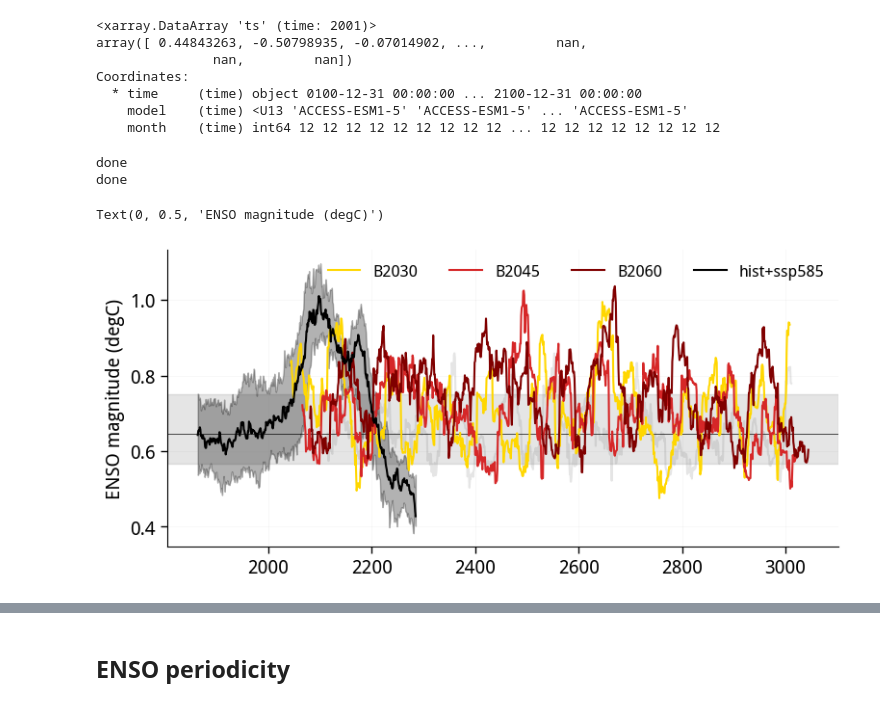
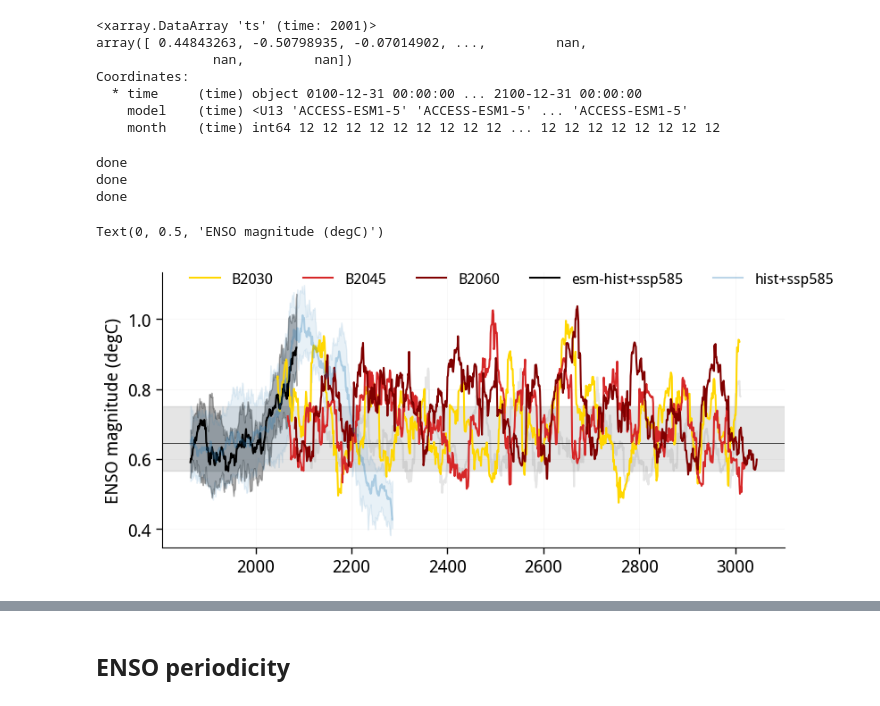
Before and after one commit to adisen99/net_zero_enso_pacific_changes, a Jupyter notebook: 03_access_nz_enso_characteristics.ipynb, the cells around one changed output, grey strips where cells are left out. Saved outputs shown, nothing was run; the diff lists cells and outputs as text; code cells hidden in the pictures.

Commit message:
cdrmip analysis; udpated figures and new files

```diff
--- a/03_access_nz_enso_characteristics.ipynb
+++ b/03_access_nz_enso_characteristics.ipynb
@@ -149,3 +151,5 @@ pr_trans = xr.open_dataset('/g/data/ob22/as8561/data/enso_trans_stable/sst_grad_
 # %%
-tauu_trans = xr.open_dataset('/g/data/ob22/as8561/data/enso_trans_stable/sst_grad_res/lens/ACCESS-ESM1-5_ssp5_tauu_original.nc', use_cftime=True).tauu
-tcda_trans = xr.open_dataset('/g/data/ob22/as8561/data/enso_trans_stable/sst_grad_res/lens/ACCESS-ESM1-5_ssp5_tcda_original.nc', use_cftime=True).tcda
+conc_ts_trans_orig = xr.open_dataset('/g/data/ob22/as8561/data/enso_trans_stable/sst_grad_res/lens_40_member/ACCESS-ESM1-5_ssp5_ts.nc', use_cftime=True).ts.load()
+conc_ts_trans = funcs.calc_anom(conc_ts_trans_orig, conc_ts_trans_orig.sel(time = slice('1960', '1990')).sel(model = 'ACCESS-ESM1-5_r10i1p1f1')).load()
+conc_pr_trans_orig = (xr.open_dataset('/g/data/ob22/as8561/data/enso_trans_stable/sst_grad_res/lens_40_member/ACCESS-ESM1-5_ssp5_pr.nc', use_cftime=True).pr.load())*86400*30
+conc_pr_trans = funcs.calc_anom(conc_pr_trans_orig, conc_pr_trans_orig.sel(time = slice('1960', '1990')).sel(model = 'ACCESS-ESM1-5_r10i1p1f')).load()
@@ -152,4 +177,6 @@ tcda_trans = xr.open_dataset('/g/data/ob22/as8561/data/enso_trans_stable/sst_gra
 # %%
-ts_stable = xr.open_dataset('/g/data/ob22/as8561/data/enso_trans_stable/sst_grad_res/access_stable.nc', use_cftime=True).ts
-pr_stable = xr.open_dataset('/g/data/ob22/as8561/data/enso_trans_stable/sst_grad_res/access_stable_pr.nc', use_cftime=True).pr*86400*30
+ts_stable_orig = xr.open_dataset('/g/data/ob22/as8561/data/enso_trans_stable/sst_grad_res/access_stable/access_stable_ts.nc', use_cftime=True).ts.load()
+ts_stable = funcs.calc_anom_annual(ts_stable_orig, ts_trans_orig.sel(time = slice('1960', '1990')).sel(model = 'ACCESS-ESM1-5_r10i1p1f')).load()
+pr_stable_orig = (xr.open_dataset('/g/data/ob22/as8561/data/enso_trans_stable/sst_grad_res/access_stable/access_stable_pr.nc', use_cftime=True).pr.load())*86400*30
+pr_stable = funcs.calc_anom_annual(pr_stable_orig, pr_trans_orig.sel(time = slice('1960', '1990')).sel(model = 'ACCESS-ESM1-5_r10i1p1f')).load()
 # %%
@@ -334,11 +462,14 @@ Coordinates:
 # %%
 nino34_trans = funcs.detrend_rolling_window(ts_trans.sel(lat = slice(-5, 5), lon = slice(-170+360, -120+360)).weighted(weights_model).mean(('lat', 'lon')), window_size=15)
 print('done')
+conc_nino34_trans = funcs.detrend_rolling_window(conc_ts_trans.sel(lat = slice(-5, 5), lon = slice(-170+360, -120+360)).weighted(weights_model).mean(('lat', 'lon')), window_size=15)
+print('done')
 nino34_stable = funcs.detrend_rolling_window(ts_stable.sel(lat = slice(-5, 5), lon = slice(-170+360, -120+360)).weighted(weights_model).mean(('lat', 'lon')), window_size=15)
 print('done')
 # %% [output]
 done
 done
+done
 # %%
 # nino3_trans = funcs.detrend_rolling_window(ts_trans.sel(lat = slice(-5, 5), lon = slice(-150+360, -90+360)).weighted(weights_model).mean(('lat', 'lon')), window_size=15)
 # nino3_stable = funcs.detrend_rolling_window(ts_stable.sel(lat = slice(-5, 5), lon = slice(-150+360, -90+360)).weighted(weights_model).mean(('lat', 'lon')), window_size=15)
@@ -347,6 +478,7 @@ done
 # nino4_stable = funcs.detrend_rolling_window(ts_stable.sel(lat = slice(-5, 5), lon = slice(160, -150+360)).weighted(weights_model).mean(('lat', 'lon')), window_size=15)
 # %%
 nino34_mag_trans = rolling_window_std(nino34_trans, window_size=30).isel(time = slice(15, -15))
+conc_nino34_mag_trans = rolling_window_std(conc_nino34_trans, window_size=30).isel(time = slice(15, -15))
 nino34_mag_stable = rolling_window_std(nino34_stable, window_size=30).isel(time = slice(15, -15))
 # %%
 nino34_mag_pic = rolling_window_std(funcs.detrend_separate_check(nino34_pic, period=15, dim='time'), window_size=30).isel(time = slice(15, -15))
@@ -359,37 +491,42 @@ nino34_mag_pic = rolling_window_std(funcs.detrend_separate_check(nino34_pic, per
 # %%
 plt.figure(figsize=(9,4))
 
 xdata = nino34_mag_pic.time.dt.year + 2000
 plt.plot(xdata, nino34_mag_pic, color='tab:gray', alpha=0.2)
 plt.axhspan(nino34_mag_pic.quantile(0.1, 'time'), nino34_mag_pic.quantile(0.9, 'time'), color='tab:gray', alpha=0.2)
 plt.axhline(nino34_mag_pic.quantile(0.5, 'time'), color='k', lw=0.5)
 
-plt.plot(nino34_mag_stable.time.dt.year, nino34_mag_stable.sel(model = 'B2030'), color='gold', lw=1.5, label='B2030')
+plt.plot(nino34_mag_stable.time.dt.year, nino34_mag_stable.sel(model = '2030'), color='gold', lw=1.5, label='B2030')
 # plt.axhline(nino34_mag_stable.sel(model='B2030').quantile(0.5, dim='time'), color='gold')
 
-plt.plot(nino34_mag_stable.time.dt.year, nino34_mag_stable.sel(model = 'B2045'), color='tab:red', lw=1.5, label='B2045')
+plt.plot(nino34_mag_stable.time.dt.year, nino34_mag_stable.sel(model = '2045'), color='tab:red', lw=1.5, label='B2045')
 # plt.axhline(nino34_mag_stable.sel(model='B2045').quantile(0.5, dim='time'), color='tab:red')
 
-plt.plot(nino34_mag_stable.time.dt.year, nino34_mag_stable.sel(model = 'B2060'), color='maroon', lw=1.5, label='B2060')
+plt.plot(nino34_mag_stable.time.dt.year, nino34_mag_stable.sel(model = '2060'), color='maroon', lw=1.5, label='B2060')
 # plt.axhline(nino34_mag_stable.sel(model='B2060').quantile(0.5, dim='time'), color='maroon')
 
-plt.plot(nino34_mag_trans.time.dt.year, nino34_mag_trans.quantile(0.5, 'model'), color='k', lw=1.5, label='hist+ssp585')
+plt.plot(nino34_mag_trans.time.dt.year, nino34_mag_trans.quantile(0.5, 'model'), color='k', lw=1.5, label='esm-hist+ssp585')
 # plt.plot(nino34_mag_trans.time.dt.year, nino34_mag_trans.sel(model='ACCESS-ESM1-5_r10i1p1f1'), color='k', ls='--', lw=1.0, label='hist+ssp5 r10')
 plt.fill_between(nino34_mag_trans.time.dt.year, nino34_mag_trans.quantile(0.1, 'model'), nino34_mag_trans.quantile(0.9, 'model'), color='k', alpha=0.3)
+
+plt.plot(conc_nino34_mag_trans.time.dt.year, conc_nino34_mag_trans.quantile(0.5, 'model'), color='tab:blue', lw=1.5, label='hist+ssp585', alpha=0.3)
+# plt.plot(nino34_mag_trans.time.dt.year, nino34_mag_trans.sel(model='ACCESS-ESM1-5_r10i1p1f1'), color='k', ls='--', lw=1.0, label='hist+ssp5 r10')
+plt.fill_between(conc_nino34_mag_trans.time.dt.year, conc_nino34_mag_trans.quantile(0.1, 'model'), conc_nino34_mag_trans.quantile(0.9, 'model'), color='tab:blue', alpha=0.1)
+
 ## plt.axhline(rolling_std_picontrol.quantile(0.1, dim='time'))
 # # plt.axhline(rolling_std_picontrol.quantile(0.9, dim='time'))
 # plt.ylim(0, 1.2)
 # sns.despine(left=True, trim=True)
 # plt.yticks([])
 # # plt.minorticks_on()
 # # plt.gca().tick_params(bottom=False, axis='x', which='minor')
-plt.legend(frameon=False, fontsize=12, loc='upper right', ncol=4)
+plt.legend(frameon=False, fontsize=12, loc='upper right', ncol=5, bbox_to_anchor=(1.1, 1.05))
 plot_decorator()
 plt.ylabel('ENSO magnitude (degC)')
 # plt.xlabel('Year')
 # %% [output]
 Text(0, 0.5, 'ENSO magnitude (degC)')
-[figure, old version]
+[figure, new version]
 # %%
 def plot_dist_inset(ax, val, yval, color, dim=("time")):
     # Error bars (0.1, 0.5, 0.9 quantiles)
```
Also changed, not shown: parts of 19 cells of this notebook, 5 other files.
